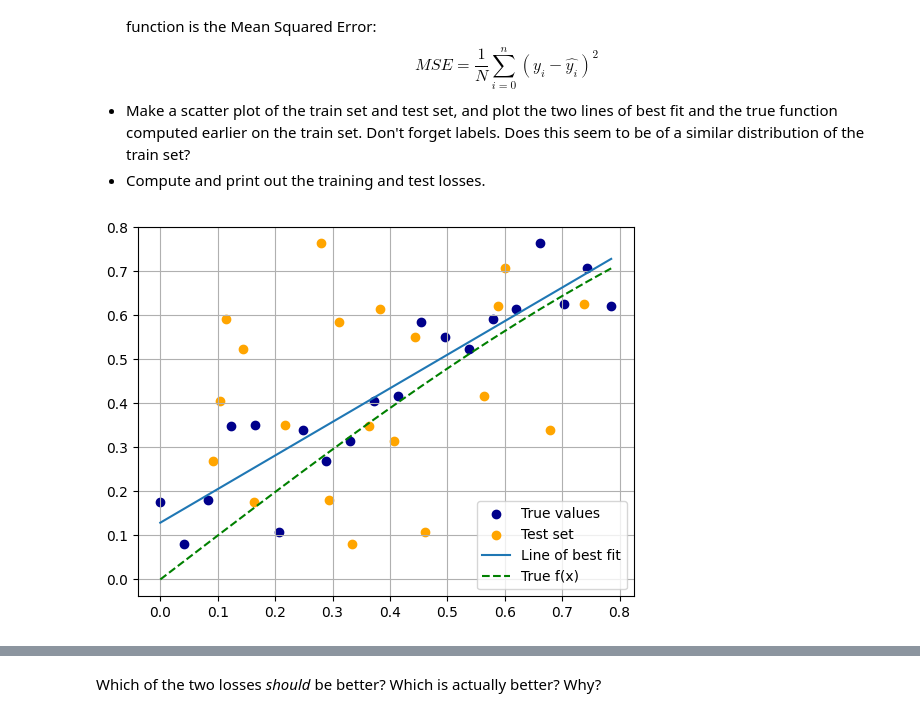
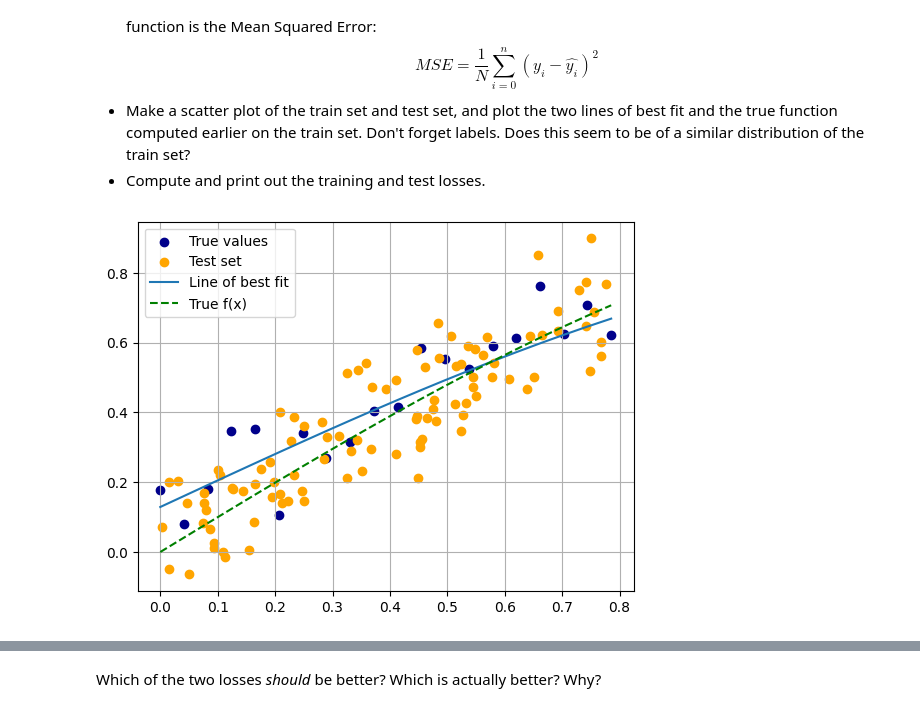
Before and after one commit to mrozalski/TMDL2024, a Jupyter notebook: week1/Assignment_1_Empty.ipynb, the cells around one changed output, grey strips where cells are left out. Drawn from its saved outputs; the diff is of its cells as text; code cells hidden in the pictures.

```diff
--- a/week1/Assignment_1_Empty.ipynb
+++ b/week1/Assignment_1_Empty.ipynb
@@ -124,7 +124,7 @@ def lin_reg(xs, ys):
     return a, b, res
 
 a, b, res = lin_reg(x,y)
-y_best = b*x+a
+y_best = b*np.sin(x)+a
 y_correct=np.sin(x)
 
 plt.scatter(x,y, label="True values", color="darkblue")
@@ -228,33 +228,38 @@ $$MSE = \frac{1}{N} \sum_{i=0}^{n}(y_i-\hat{y_i})^2$$
 # %%
 def compute_mse(y_true, y_pred, a, b):
     mse=compute_sos(y_true, y_pred)/y_true.size
     return mse
 
-x_test=np.random.uniform(0,x_max,20)
+x_test=[]
+x_test.clear
+x_test=np.random.uniform(0,x_max,100)
 y_test=[]
+y_test.clear
+
 for i in generate_sin(x_test, epsilon):
     error = np.random.normal(0,epsilon)
     y_test.append(i+error)
-y_test=np.array(y)
 
-plt.scatter(x,y, label="True values", color="darkblue")
+y_test=np.array(y_test)
+
+plt.scatter(x, y, label="True values", color="darkblue")
 plt.scatter(x_test, y_test, label="Test set", color="orange")
 plt.plot(x, y_best, label="Line of best fit")
 plt.plot(x, y_correct, label="True f(x)", linestyle="dashed", color="green")
 
 plt.grid()
 plt.legend()
 plt.show()
 
 
 
 test_loss = compute_mse(x_test, y_test, a, b)
 train_loss = compute_mse(x, y, a, b)
 
 print("Coefficients: ", (a, b))
 print("Train loss:   ", train_loss)
 print("Test loss:    ", test_loss)
 # %% [output]
-[figure, old version]
+[figure, new version]
 Coefficients:  (0.12901845574954407, 0.7634835574482355)
 Train loss:    0.010592701440221477
```
Also changed, not shown: parts of 9 cells of this notebook.
